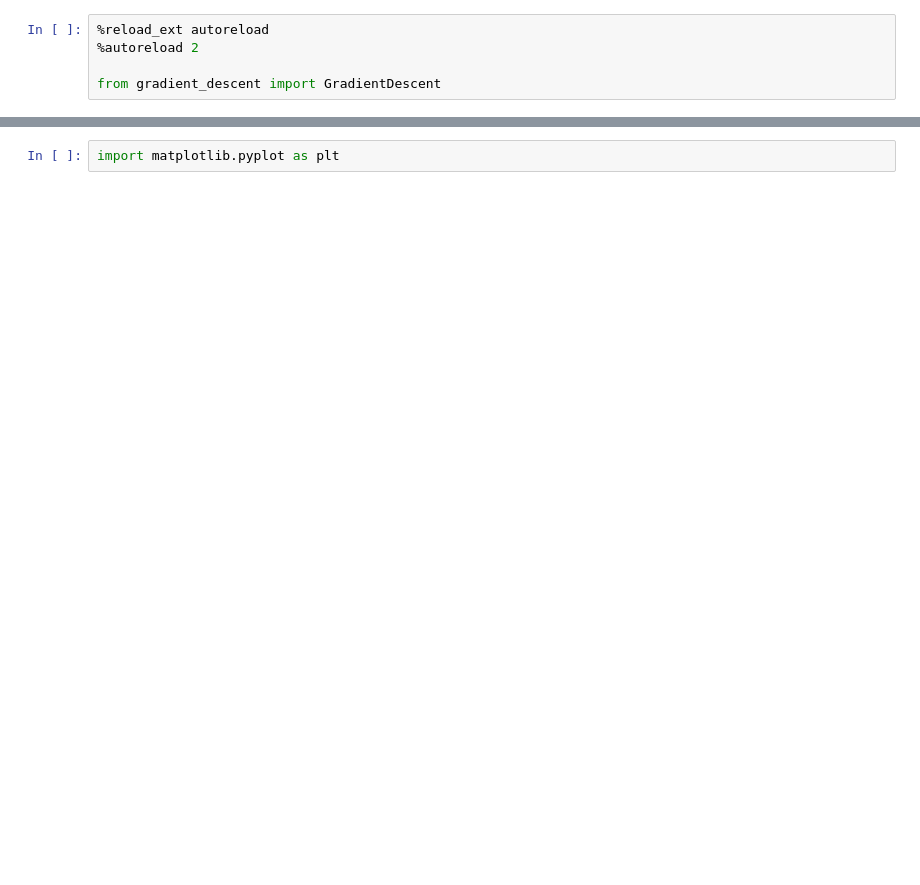
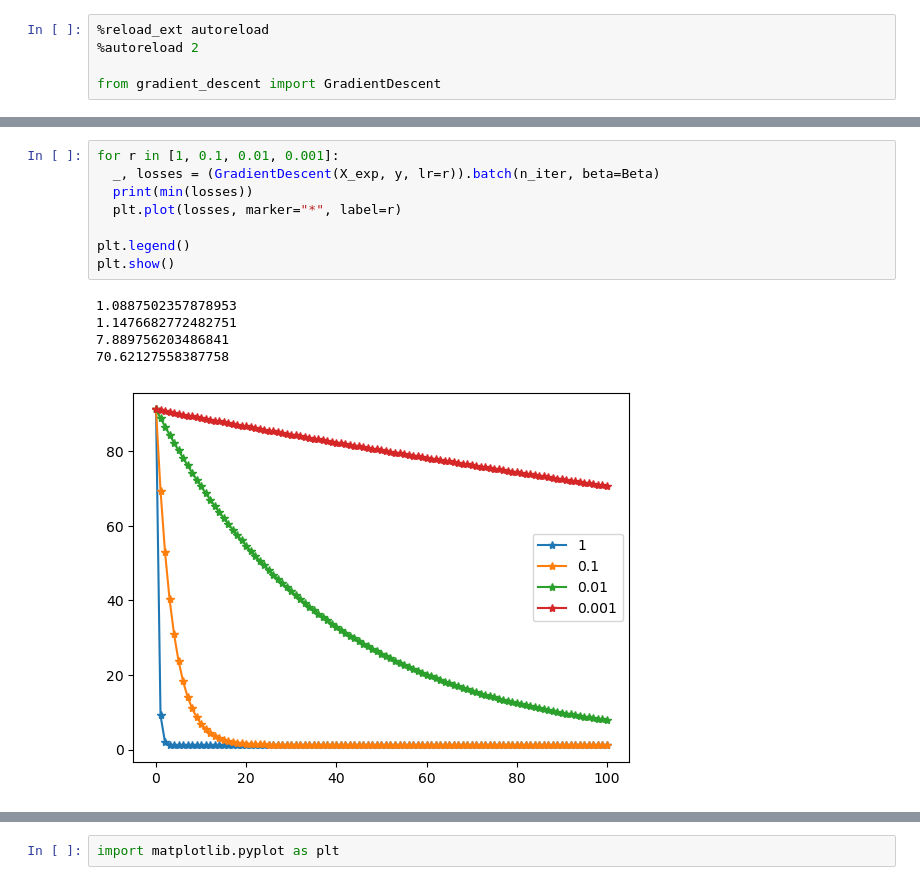
Before and after one commit to MENT3/gradient-descent-from-scratch, a Jupyter notebook: notebook.ipynb, the cells around one changed output, grey strips where cells are left out. Cells and saved outputs as stored; diff of their text form; blank space fills up the shorter version.

```diff
--- a/notebook.ipynb
+++ b/notebook.ipynb
@@ -27,0 +46,14 @@ from gradient_descent import GradientDescent
+# %%
+for r in [1, 0.1, 0.01, 0.001]:
+  _, losses = (GradientDescent(X_exp, y, lr=r)).batch(n_iter, beta=Beta)
+  print(min(losses))
+  plt.plot(losses, marker="*", label=r)
+
+plt.legend()
+plt.show()
+# %% [output]
+1.0887502357878953
+1.1476682772482751
+7.889756203486841
+70.62127558387758
+[figure, added]
```
Also changed, not shown: parts of 10 cells of this notebook.
